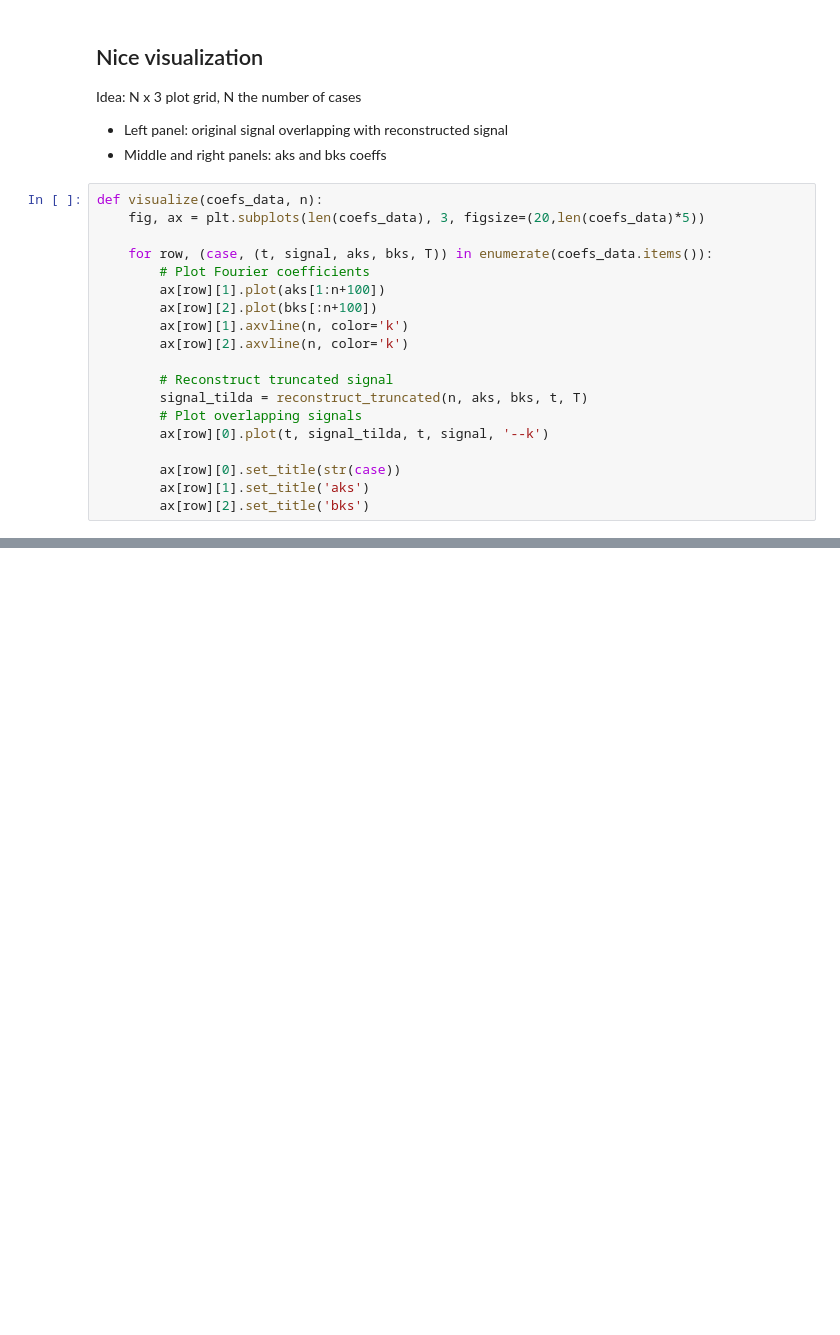
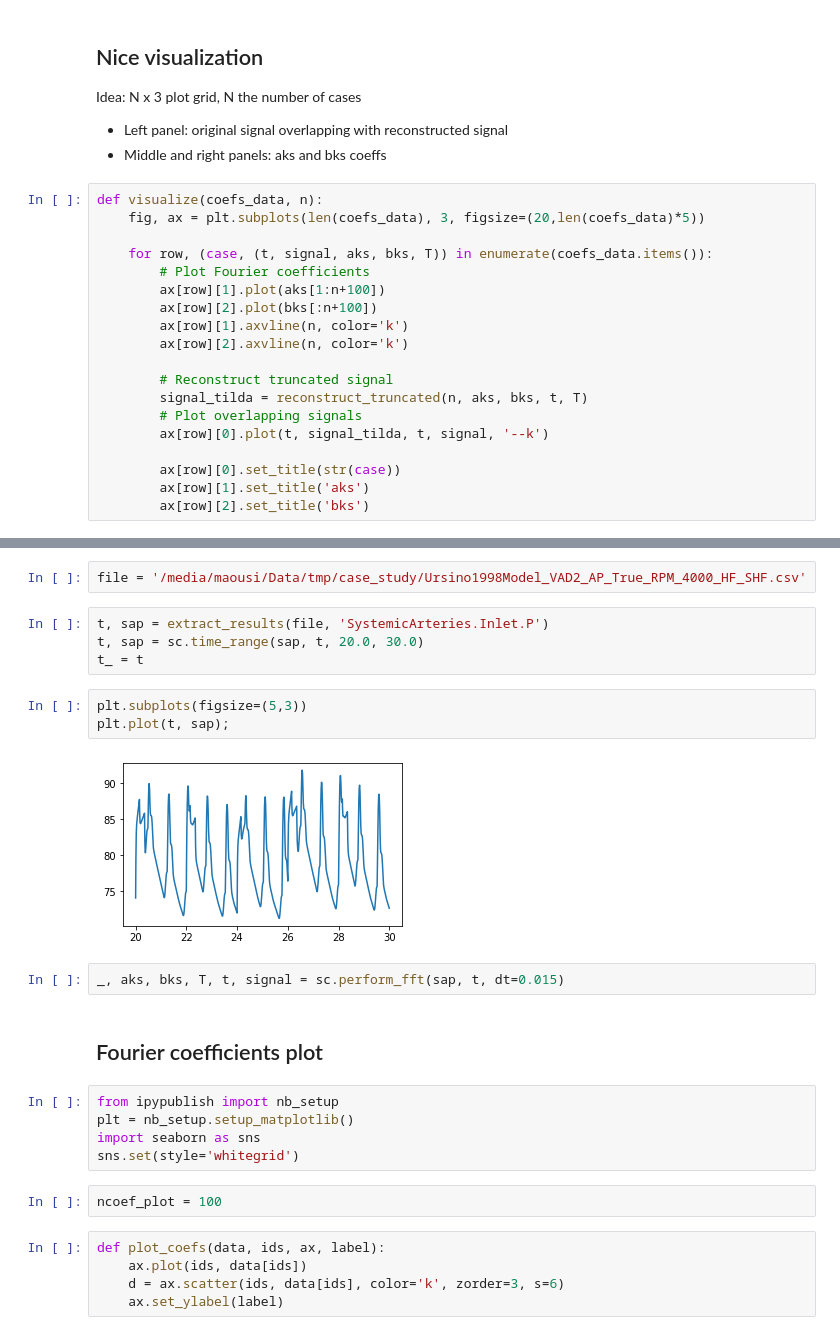
Before and after one commit to matthiaszeller/VAD-0D-DNN, a Jupyter notebook: notebooks/N15-Fourier-coefs-selection.ipynb, the cells around one changed output, grey strips where cells are left out. Saved outputs shown, nothing was run; the diff lists cells and outputs as text; blank space fills up the shorter version.

Commit message:
data backup

```diff
--- a/notebooks/N15-Fourier-coefs-selection.ipynb
+++ b/notebooks/N15-Fourier-coefs-selection.ipynb
@@ -150,0 +156,27 @@ visualize(coefs,6)
+# %%
+file = '/media/maousi/Data/tmp/case_study/Ursino1998Model_VAD2_AP_True_RPM_4000_HF_SHF.csv'
+# %%
+t, sap = extract_results(file, 'SystemicArteries.Inlet.P')
+t, sap = sc.time_range(sap, t, 20.0, 30.0)
+t_ = t
+# %%
+plt.subplots(figsize=(5,3))
+plt.plot(t, sap);
+# %% [output]
+[figure, added]
+# %%
+_, aks, bks, T, t, signal = sc.perform_fft(sap, t, dt=0.015)
+# %% [markdown]
+## Fourier coefficients plot
+# %%
+from ipypublish import nb_setup
+plt = nb_setup.setup_matplotlib()
+import seaborn as sns
+sns.set(style='whitegrid')
+# %%
+ncoef_plot = 100
+# %%
+def plot_coefs(data, ids, ax, label):
+    ax.plot(ids, data[ids])
+    d = ax.scatter(ids, data[ids], color='k', zorder=3, s=6)
+    ax.set_ylabel(label)
```
Also changed, not shown: parts of 8 cells of this notebook, 2 other files.
